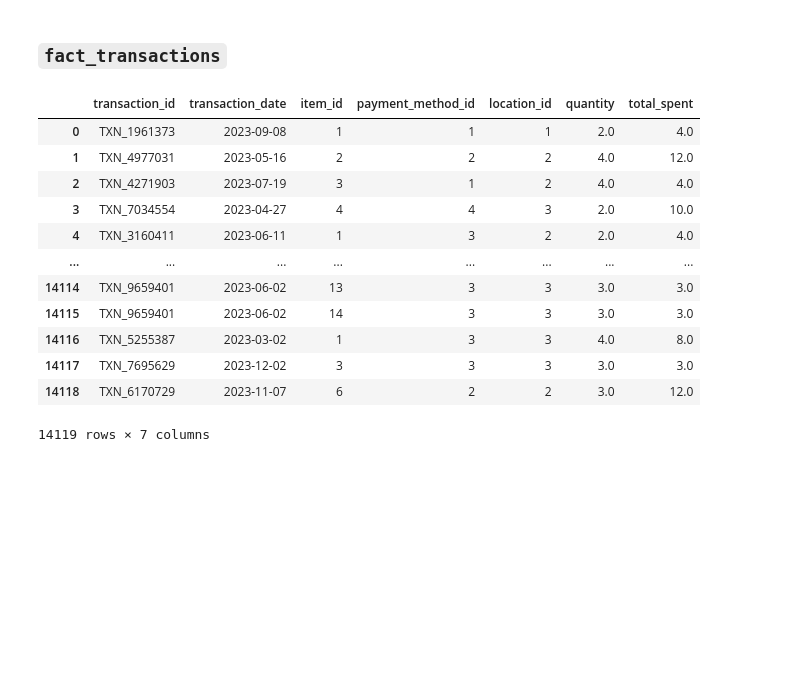
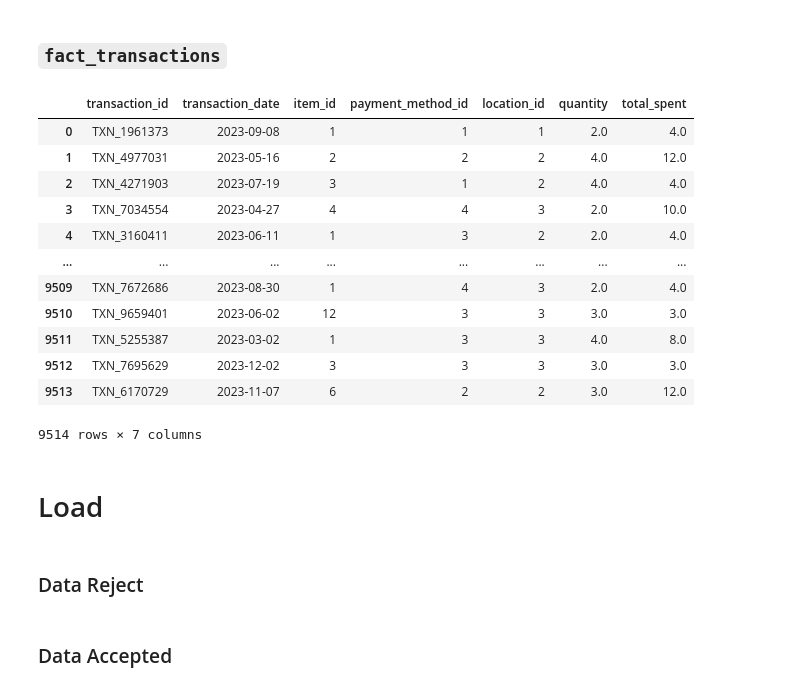
Before and after one commit to ddedida/data-cleaning, a Jupyter notebook: dirty_cafe_sales/notebooks/transform_cafe_data.ipynb, the cells around one changed output. Cells and saved outputs as stored; diff of their text form; code cells hidden in the pictures; blank space fills up the shorter version.

```diff
--- a/transform_cafe_data.ipynb
+++ b/dirty_cafe_sales/notebooks/transform_cafe_data.ipynb
@@ -5,7 +5,9 @@ from datetime import datetime
 # %% [markdown]
 # Extract
 # %%
-df = pd.read_csv('data/dirty_cafe_sales.csv')
+timestamp = datetime.now().strftime('%Y-%m-%d%H%M%S')
+
+df = pd.read_csv('../data/dirty_cafe_sales.csv')
 df.info()
 # %% [output]
 <class 'pandas.core.frame.DataFrame'>
@@ -352,32 +309,36 @@ dim_locations
 # %% [markdown]
 ### `fact_transactions`
 # %%
-fact_transactions = data_clean.merge(dim_items, on='item', how='left') \
+fact_transactions = data_clean.merge(dim_items, on=['item', 'price_per_unit'], how='left') \
     .merge(dim_payment_methods, on='payment_method', how='left') \
     .merge(dim_locations, on='location', how='left')
 
 fact_transactions = fact_transactions[[
     'transaction_id',
     'transaction_date',
     'item_id',
     'payment_method_id',
     'location_id',
     'quantity',
     'total_spent'
 ]]
 
 fact_transactions
 # %% [output]
 |  | transaction_id | transaction_date | item_id | payment_method_id | location_id | quantity | total_spent |
 | 0 | TXN_1961373 | 2023-09-08 | 1 | 1 | 1 | 2.0 | 4.0 |
 | 1 | TXN_4977031 | 2023-05-16 | 2 | 2 | 2 | 4.0 | 12.0 |
 | 2 | TXN_4271903 | 2023-07-19 | 3 | 1 | 2 | 4.0 | 4.0 |
 | 3 | TXN_7034554 | 2023-04-27 | 4 | 4 | 3 | 2.0 | 10.0 |
 | 4 | TXN_3160411 | 2023-06-11 | 1 | 3 | 2 | 2.0 | 4.0 |
 | ... | ... | ... | ... | ... | ... | ... | ... |
-| 14114 | TXN_9659401 | 2023-06-02 | 13 | 3 | 3 | 3.0 | 3.0 |
-| 14115 | TXN_9659401 | 2023-06-02 | 14 | 3 | 3 | 3.0 | 3.0 |
-| 14116 | TXN_5255387 | 2023-03-02 | 1 | 3 | 3 | 4.0 | 8.0 |
-| 14117 | TXN_7695629 | 2023-12-02 | 3 | 3 | 3 | 3.0 | 3.0 |
-| 14118 | TXN_6170729 | 2023-11-07 | 6 | 2 | 2 | 3.0 | 12.0 |
+| 9509 | TXN_7672686 | 2023-08-30 | 1 | 4 | 3 | 2.0 | 4.0 |
+| 9510 | TXN_9659401 | 2023-06-02 | 12 | 3 | 3 | 3.0 | 3.0 |
+| 9511 | TXN_5255387 | 2023-03-02 | 1 | 3 | 3 | 4.0 | 8.0 |
+| 9512 | TXN_7695629 | 2023-12-02 | 3 | 3 | 3 | 3.0 | 3.0 |
+| 9513 | TXN_6170729 | 2023-11-07 | 6 | 2 | 2 | 3.0 | 12.0 |
-14119 rows × 7 columns
+9514 rows × 7 columns
+# %% [markdown]
+# Load
+# %% [markdown]
+### Data Reject
@@ -383,0 +347,2 @@ fact_transactions
+# %% [markdown]
+### Data Accepted
```
Also changed, not shown: parts of 7 cells of this notebook, 6 other files.
